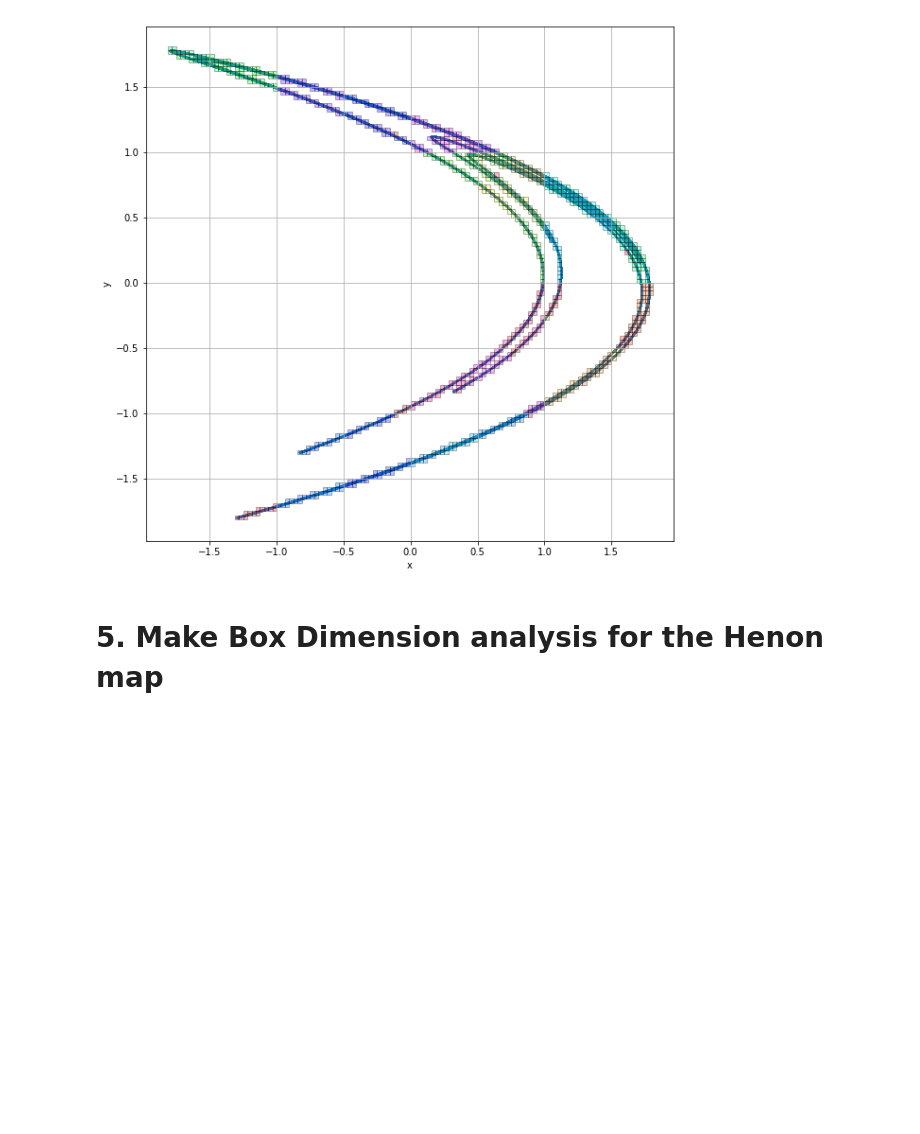
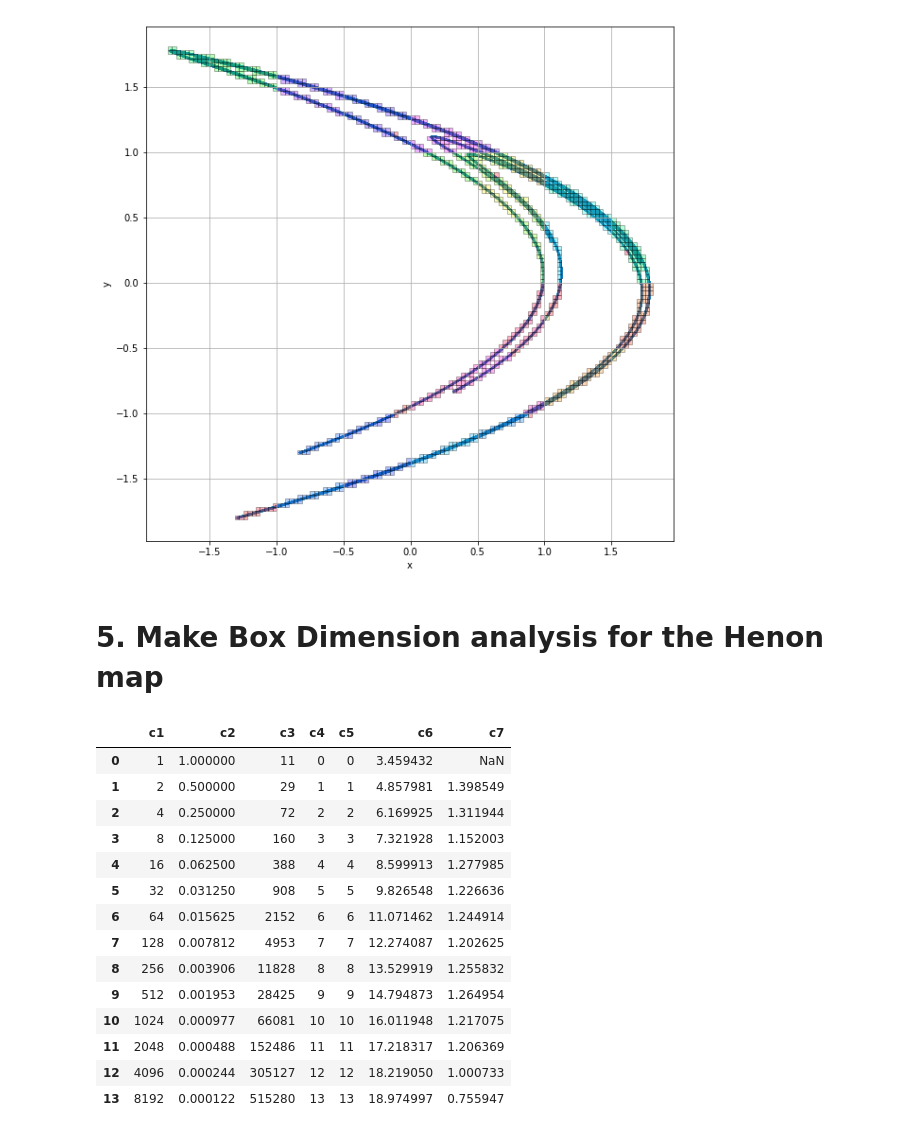
Before and after one commit to MarianaJaramillo/Dynamical-Systems, a Jupyter notebook: C_codes/Prototyping_Fractal_Dimension/Henon_Box_Dimension_Analisys.ipynb, the cells around one changed output. Cells and saved outputs as stored; diff of their text form; code cells hidden in the pictures; blank space fills up the shorter version.

```diff
--- a/C_codes/Prototyping_Fractal_Dimension/Henon_Box_Dimension_Analisys.ipynb
+++ b/C_codes/Prototyping_Fractal_Dimension/Henon_Box_Dimension_Analisys.ipynb
@@ -369,3 +368,27 @@ plt.show()
 [figure]
 # %% [markdown]
 # 5. Make Box Dimension analysis for the Henon map
+# %%
+# Read data for Box dimension of the Henon map
+box_dimension_data = pd.read_csv("Henon_Box_Dimension.dat", delim_whitespace=True, skipinitialspace=True)
+
+# Create a dataframe
+box_df=pd.DataFrame(box_dimension_data)
+
+box_dimension_data
+# %% [output]
+|  | c1 | c2 | c3 | c4 | c5 | c6 | c7 |
+| 0 | 1 | 1.000000 | 11 | 0 | 0 | 3.459432 | NaN |
+| 1 | 2 | 0.500000 | 29 | 1 | 1 | 4.857981 | 1.398549 |
+| 2 | 4 | 0.250000 | 72 | 2 | 2 | 6.169925 | 1.311944 |
+| 3 | 8 | 0.125000 | 160 | 3 | 3 | 7.321928 | 1.152003 |
+| 4 | 16 | 0.062500 | 388 | 4 | 4 | 8.599913 | 1.277985 |
+| 5 | 32 | 0.031250 | 908 | 5 | 5 | 9.826548 | 1.226636 |
+| 6 | 64 | 0.015625 | 2152 | 6 | 6 | 11.071462 | 1.244914 |
+| 7 | 128 | 0.007812 | 4953 | 7 | 7 | 12.274087 | 1.202625 |
+| 8 | 256 | 0.003906 | 11828 | 8 | 8 | 13.529919 | 1.255832 |
+| 9 | 512 | 0.001953 | 28425 | 9 | 9 | 14.794873 | 1.264954 |
+| 10 | 1024 | 0.000977 | 66081 | 10 | 10 | 16.011948 | 1.217075 |
+| 11 | 2048 | 0.000488 | 152486 | 11 | 11 | 17.218317 | 1.206369 |
+| 12 | 4096 | 0.000244 | 305127 | 12 | 12 | 18.219050 | 1.000733 |
+| 13 | 8192 | 0.000122 | 515280 | 13 | 13 | 18.974997 | 0.755947 |
```
Also changed, not shown: parts of 2 cells of this notebook, 1 other file.
